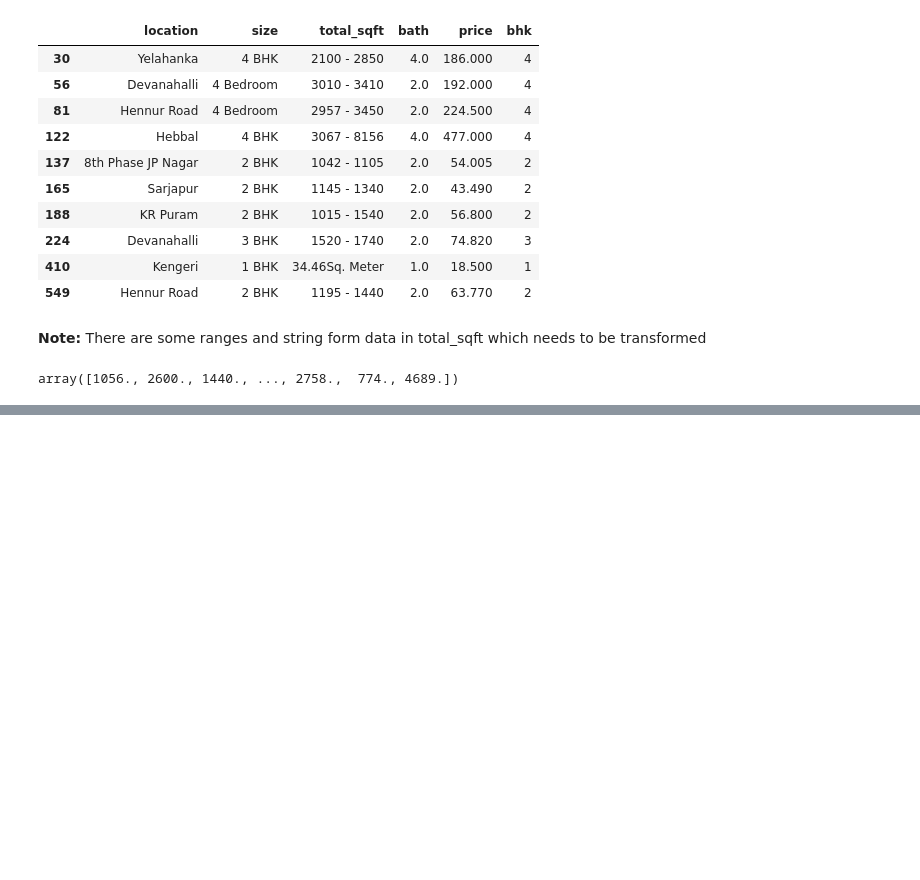
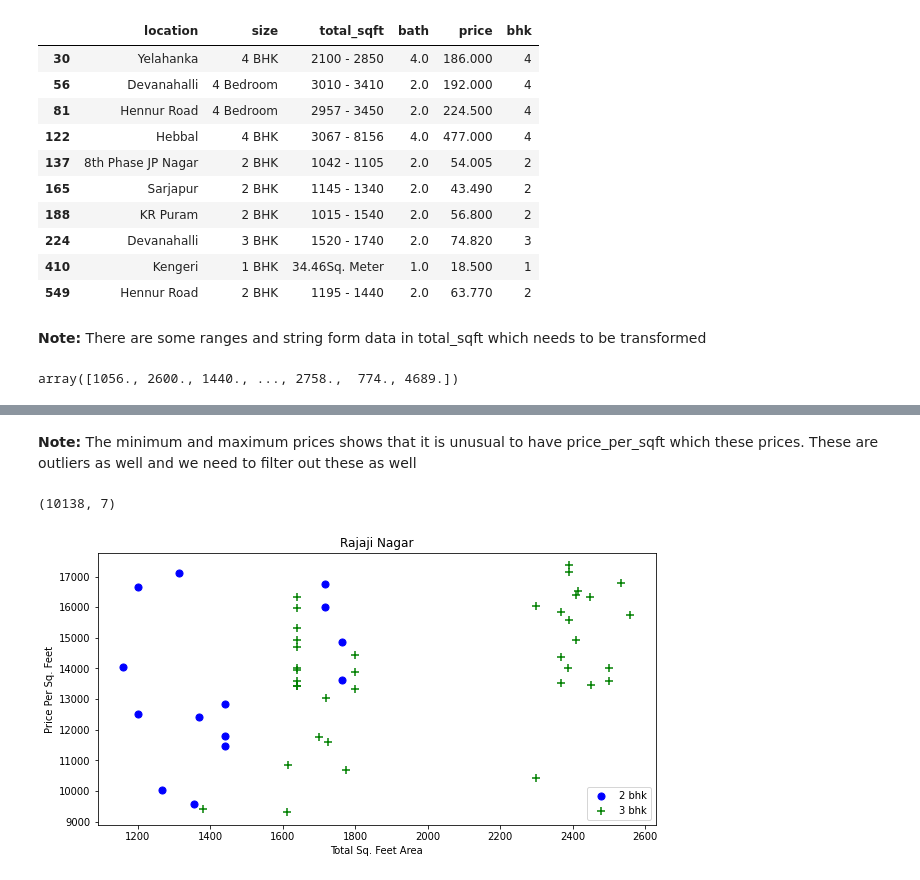
Before and after one commit to shahroz-dev/Machine-Learning-Based-Real-Estate-Price-Prediction, a Jupyter notebook: Machine_Learning_Based_Real_Estate_Price_Prediction.ipynb, the cells around one changed output, grey strips where cells are left out. Saved outputs shown, nothing was run; the diff lists cells and outputs as text; code cells hidden in the pictures; blank space fills up the shorter version.

```diff
--- a/Machine_Learning_Based_Real_Estate_Price_Prediction.ipynb
+++ b/Machine_Learning_Based_Real_Estate_Price_Prediction.ipynb
@@ -157,0 +226,3 @@ array([1056., 2600., 1440., ..., 2758.,  774., 4689.])
+# %%
+df5 = df4[~(df4['total_sqft']/df4['bhk'] < 300)]
+df5.shape
@@ -157,0 +243,33 @@ array([1056., 2600., 1440., ..., 2758.,  774., 4689.])
+# %% [markdown]
+**Note:** The minimum and maximum prices shows that it is unusual to have price_per_sqft which these prices. These are outliers as well and we need to filter out these as well
+# %%
+# Let's create a function which filter all the values in each location if it is outside of their standard deviation values around their mean
+
+def remove_pps_outliers(df):
+  df_out = pd.DataFrame()
+  for key, subdf in df.groupby('location'):
+    m = np.mean(subdf['price_per_sqft'])
+    std = np.std(subdf['price_per_sqft'])
+    reduced_df = subdf[(subdf['price_per_sqft'] > (m-std)) & (subdf['price_per_sqft'] <= (m+std))]
+    df_out = pd.concat([df_out, reduced_df], ignore_index=True)
+  return df_out
+# %%
+df6 = remove_pps_outliers(df5)
+df6.shape
+# %% [output]
+(10138, 7)
+# %%
+def plot_scatter_chart(df, location):
+  bhk2 = df[(df['location'] == location) & (df['bhk'] == 2)]
+  bhk3 = df[(df['location'] == location) & (df['bhk'] == 3)]
+  plt.figure(figsize=(10, 5))
+  plt.scatter(bhk2['total_sqft'], bhk2['price_per_sqft'], color = 'blue', label = '2 bhk', s = 50)
+  plt.scatter(bhk3['total_sqft'], bhk3['price_per_sqft'], marker = '+', color = 'green', label = '3 bhk', s = 50)
+  plt.xlabel('Total Sq. Feet Area')
+  plt.ylabel('Price Per Sq. Feet')
+  plt.title(location)
+  plt.legend()
+# %%
+plot_scatter_chart(df6, "Rajaji Nagar")
+# %% [output]
+[figure, added]
```
Also changed, not shown: parts of 36 cells of this notebook.
